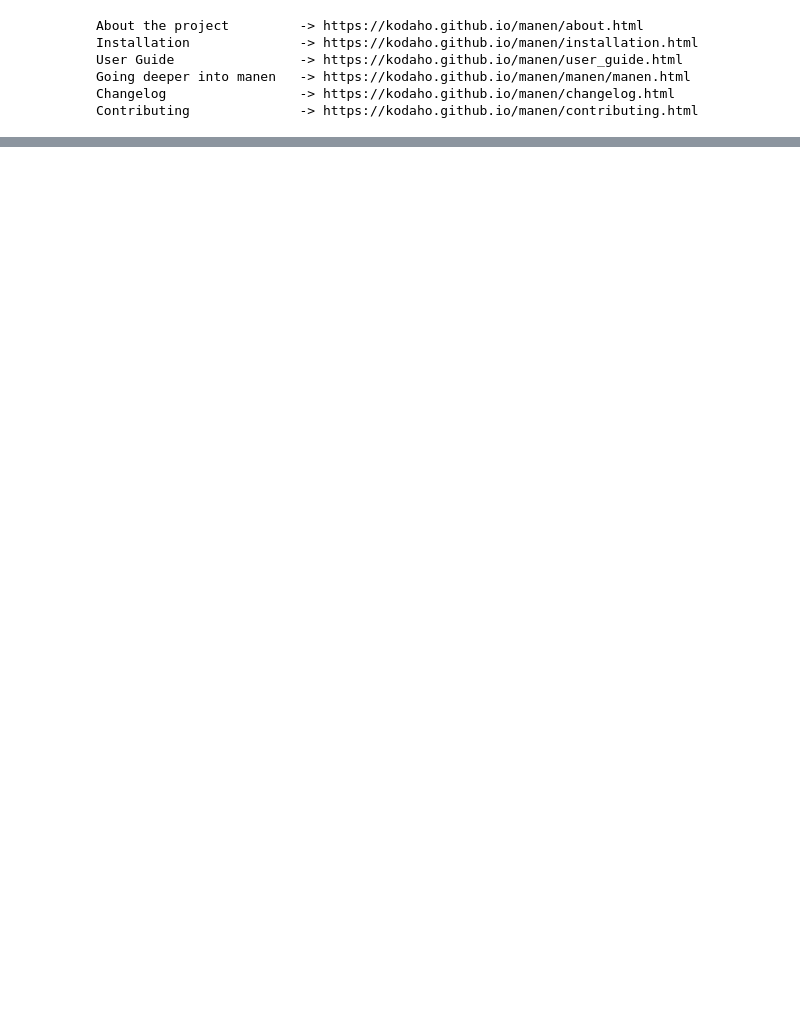
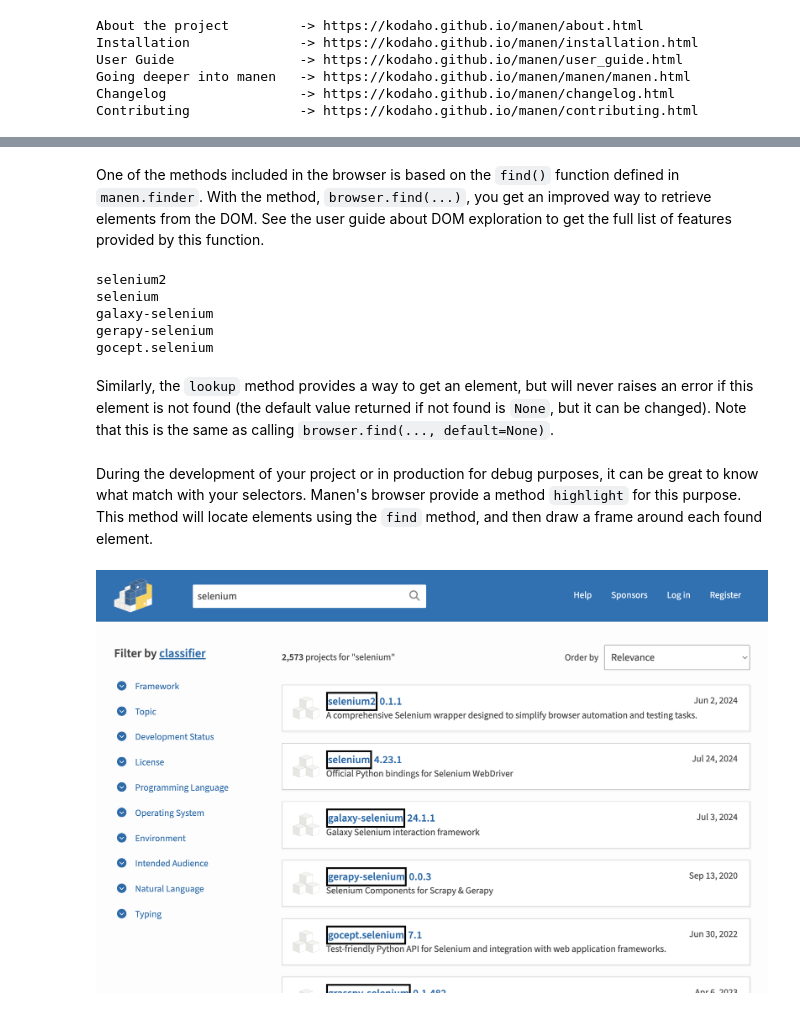
Before and after one commit to kodaho/manen, a Jupyter notebook: docs/source/user_guide/browser.ipynb, the cells around one changed output, grey strips where cells are left out. Drawn from its saved outputs; the diff is of its cells as text; code cells hidden in the pictures; blank space fills up the shorter version.

```diff
--- a/docs/source/user_guide/browser.ipynb
+++ b/docs/source/user_guide/browser.ipynb
@@ -21,4 +13,14 @@ Each browser class implemented in `manen` provides the same additional methods c
+# %%
+from selenium.webdriver.common.selenium_manager import SeleniumManager
+
+selenium_manager = SeleniumManager()
+paths = selenium_manager.binary_paths(['--browser', 'chrome'])
 # %%
-from manen.browser import ChromeBrowser
-browser = ChromeBrowser.initialize(proxy=None, headless=False, window_size=(1152, 864))
+from manen.browser import ChromeBrowser, HeadlessMode
+
+browser = ChromeBrowser.initialize(
+    driver_path=paths['driver_path'],
+    headless_mode=HeadlessMode.NEW,
+    window_size=(1152, 864),
+)
 # %% [markdown]
@@ -131,10 +47,0 @@ In order to help the development of your project, the browser has a method `high
-# %%
-from tempfile import NamedTemporaryFile
-from IPython.display import Image
-
-browser.highlight(NAME_SELECTOR)
-
-with NamedTemporaryFile() as f:
-    browser.save_screenshot(f.name + '.png')
-    highlight_screenshot = Image(f.name + '.png')
-highlight_screenshot
@@ -158,0 +56,19 @@ browser.cookies
+# %% [markdown]
+One of the methods included in the browser is based on the `find()` function defined in `manen.finder`. With the method, `browser.find(...)`, you get an improved way to retrieve elements from the DOM. See the user guide about DOM exploration to get the full list of features provided by this function.
+# %%
+# Find all the name of the package in the search results
+elements = browser.find(
+    selector="ul[aria-label='Search results']>li>a>h3>span.package-snippet__name",
+    many=True,
+    wait=3,
+)
+for element in elements[:5]:
+    print(element.get_attribute('innerText'))
+# %% [output]
+selenium2
+selenium
+galaxy-selenium
+gerapy-selenium
+gocept.selenium
+# %% [markdown]
+Similarly, the `lookup` method provides a way to get an element, but will never raises an error if this element is not found (the default value returned if not found is `None`, but it can be changed). Note that this is the same as calling `browser.find(..., default=None)`.
@@ -158,0 +77,17 @@ browser.cookies
+# %% [markdown]
+During the development of your project or in production for debug purposes, it can be great to know what match with your selectors. Manen's browser provide a method `highlight` for this purpose. This method will locate elements using the `find` method, and then draw a frame around each found element.
+# %%
+from tempfile import NamedTemporaryFile
+from IPython.display import Image
+
+# Find all the package names in the search results, and highlight them
+browser.highlight("ul[aria-label='Search results']>li>a>h3>span.package-snippet__name")
+
+# Visualize the results with a screenshot
+with NamedTemporaryFile(suffix='.png') as f:
+    browser.save_screenshot(f.name)
+    highlight_screenshot = Image(f.name)
+
+highlight_screenshot
+# %% [output]
+[figure, added]
```
Also changed, not shown: parts of 46 cells of this notebook, 32 other files.
